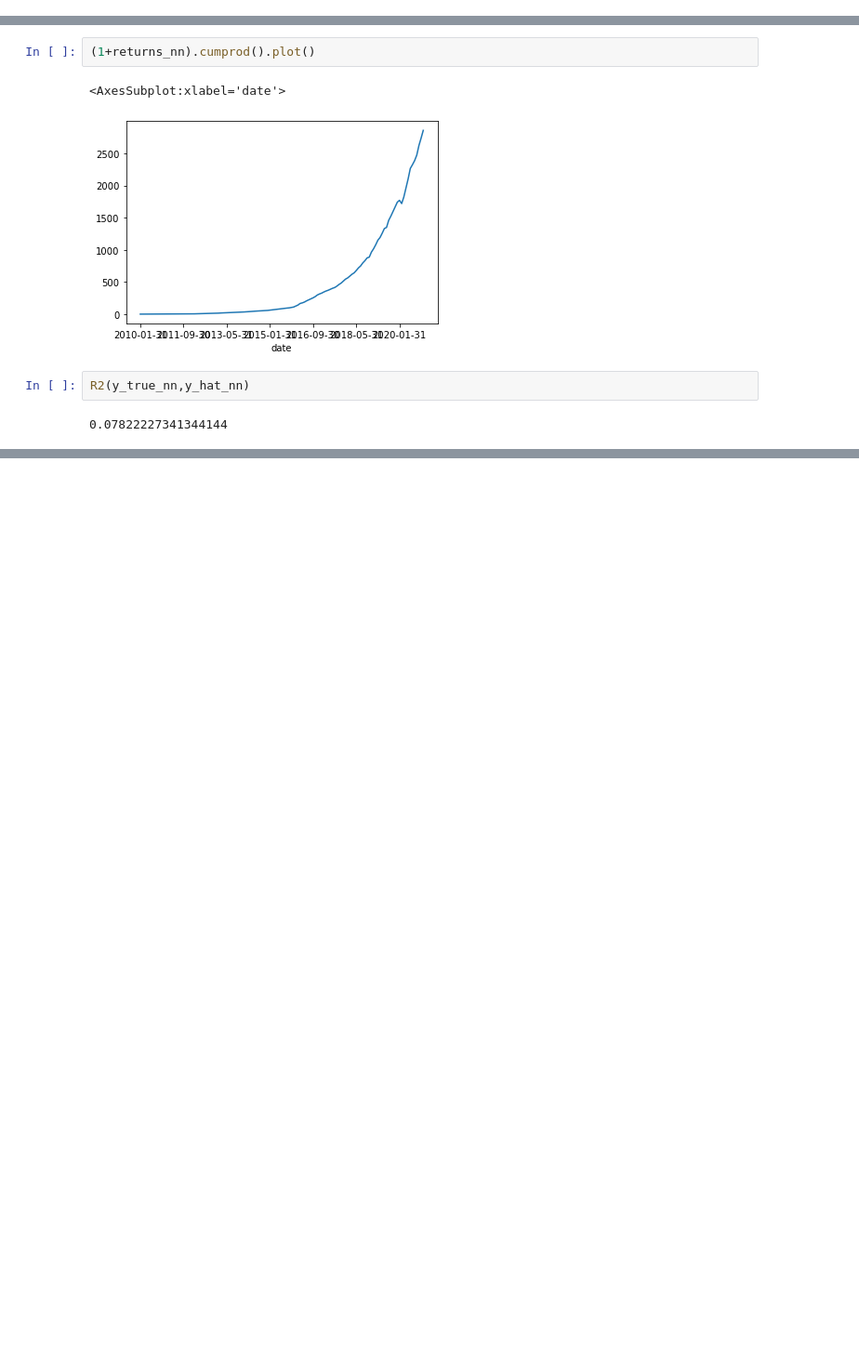
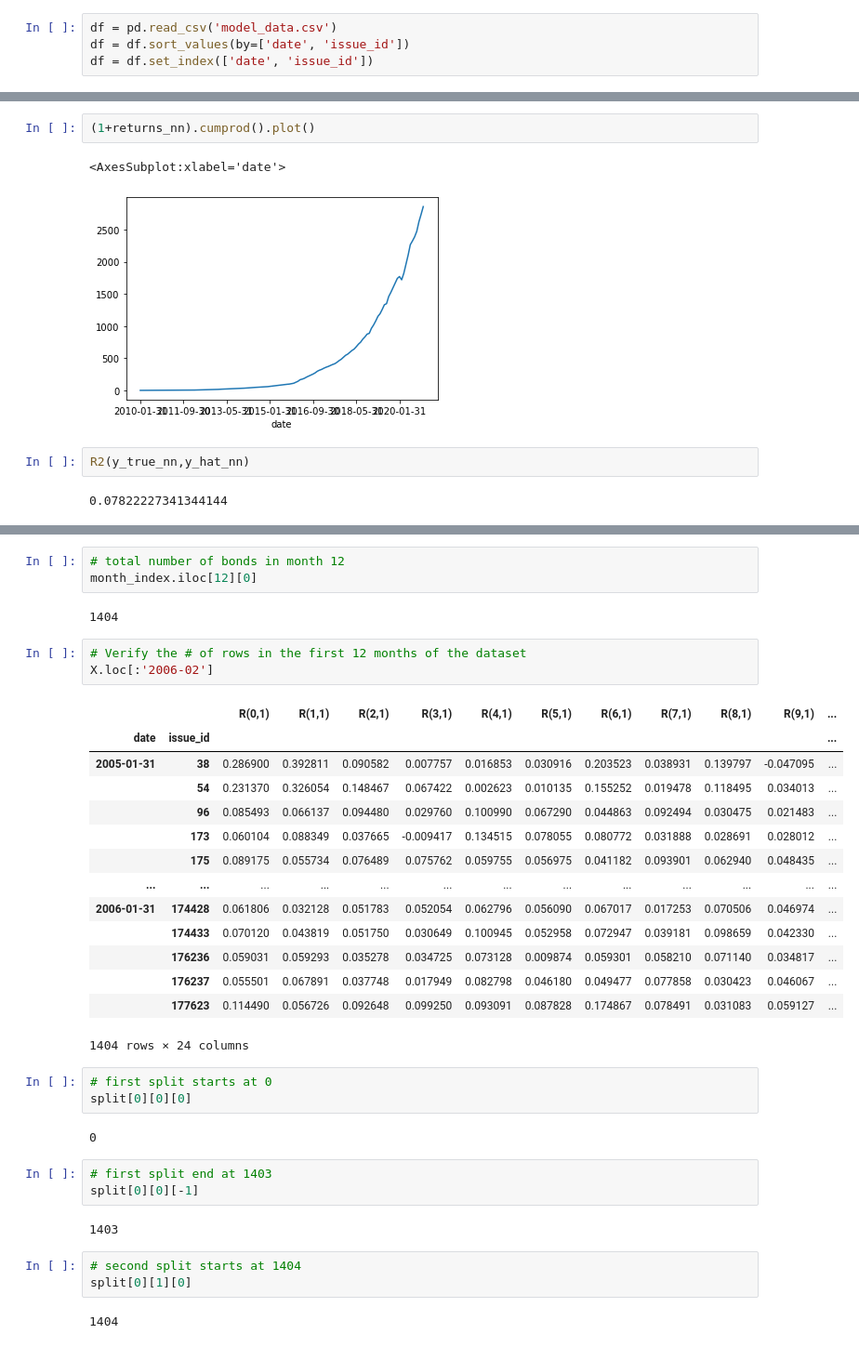
Before and after one commit to santoromano/Corporate-Bond-Factors, a Jupyter notebook: empirics.ipynb, the cells around one changed output, grey strips where cells are left out. Shown: that part at 93% size. Drawn from its saved outputs; the diff is of its cells as text; blank space fills up the shorter version.

Commit message:
CV Splitter

```diff
--- a/empirics.ipynb
+++ b/empirics.ipynb
@@ -144,6 +128,10 @@ from sklearn.tree import DecisionTreeRegressor as tree
 from sklearn.ensemble import RandomForestRegressor as forest
 from sklearn.neural_network import MLPRegressor as neural_net
 from xgboost import XGBRegressor as xgboost
+# %%
+df = pd.read_csv('model_data.csv')
+df = df.sort_values(by=['date', 'issue_id'])
+df = df.set_index(['date', 'issue_id'])
 # %%
 model_data = df.loc["2004-7":].dropna()
 # %%
@@ -349,0 +377,38 @@ Kernel (HAC) Covariance (Debiased: False, GLS: False, Kernel: bartlett)
+# %%
+# total number of bonds in month 12
+month_index.iloc[12][0]
+# %% [output]
+1404
+# %%
+# Verify the # of rows in the first 12 months of the dataset
+X.loc[:'2006-02']
+# %% [output]
+|  |  | R(0,1) | R(1,1) | R(2,1) | R(3,1) | R(4,1) | R(5,1) | R(6,1) | R(7,1) | R(8,1) | R(9,1) | ... |
+| date | issue_id |  |  |  |  |  |  |  |  |  |  | ... |
+| 2005-01-31 | 38 | 0.286900 | 0.392811 | 0.090582 | 0.007757 | 0.016853 | 0.030916 | 0.203523 | 0.038931 | 0.139797 | -0.047095 | ... |
+|  | 54 | 0.231370 | 0.326054 | 0.148467 | 0.067422 | 0.002623 | 0.010135 | 0.155252 | 0.019478 | 0.118495 | 0.034013 | ... |
+|  | 96 | 0.085493 | 0.066137 | 0.094480 | 0.029760 | 0.100990 | 0.067290 | 0.044863 | 0.092494 | 0.030475 | 0.021483 | ... |
+|  | 173 | 0.060104 | 0.088349 | 0.037665 | -0.009417 | 0.134515 | 0.078055 | 0.080772 | 0.031888 | 0.028691 | 0.028012 | ... |
+|  | 175 | 0.089175 | 0.055734 | 0.076489 | 0.075762 | 0.059755 | 0.056975 | 0.041182 | 0.093901 | 0.062940 | 0.048435 | ... |
+| ... | ... | ... | ... | ... | ... | ... | ... | ... | ... | ... | ... | ... |
+| 2006-01-31 | 174428 | 0.061806 | 0.032128 | 0.051783 | 0.052054 | 0.062796 | 0.056090 | 0.067017 | 0.017253 | 0.070506 | 0.046974 | ... |
+|  | 174433 | 0.070120 | 0.043819 | 0.051750 | 0.030649 | 0.100945 | 0.052958 | 0.072947 | 0.039181 | 0.098659 | 0.042330 | ... |
+|  | 176236 | 0.059031 | 0.059293 | 0.035278 | 0.034725 | 0.073128 | 0.009874 | 0.059301 | 0.058210 | 0.071140 | 0.034817 | ... |
+|  | 176237 | 0.055501 | 0.067891 | 0.037748 | 0.017949 | 0.082798 | 0.046180 | 0.049477 | 0.077858 | 0.030423 | 0.046067 | ... |
+|  | 177623 | 0.114490 | 0.056726 | 0.092648 | 0.099250 | 0.093091 | 0.087828 | 0.174867 | 0.078491 | 0.031083 | 0.059127 | ... |
+1404 rows × 24 columns
+# %%
+# first split starts at 0
+split[0][0][0]
+# %% [output]
+0
+# %%
+# first split end at 1403
+split[0][0][-1]
+# %% [output]
+1403
+# %%
+# second split starts at 1404
+split[0][1][0]
+# %% [output]
+1404
```
Also changed, not shown: parts of 16 cells of this notebook.
